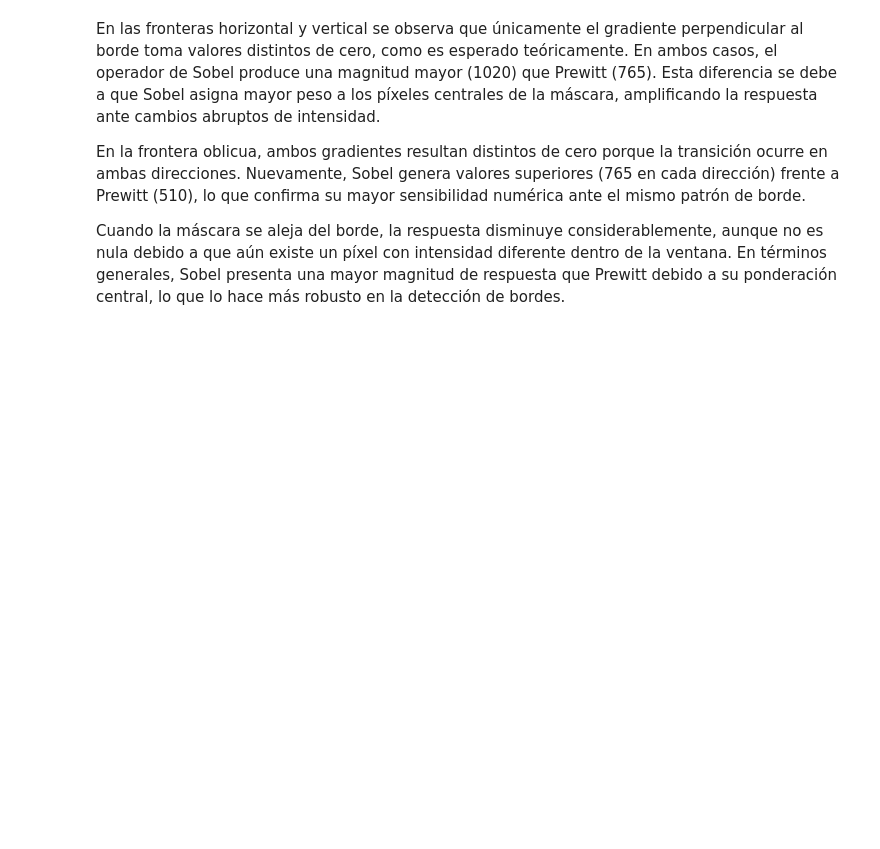
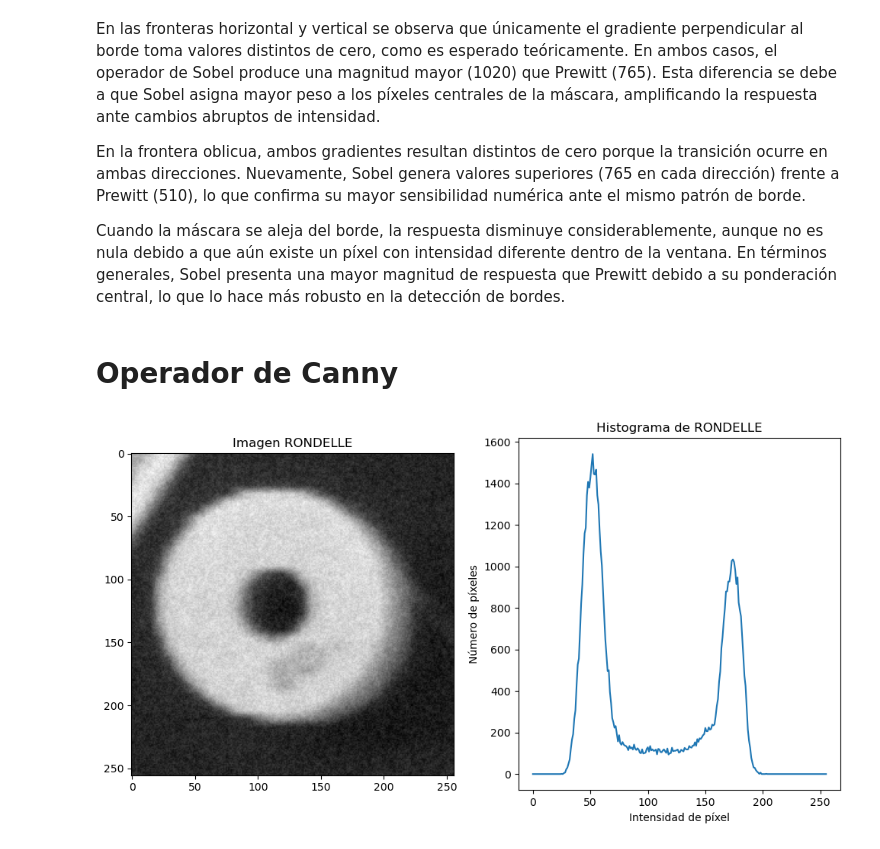
Before and after one commit to ImagenesYVision/Taller4, a Jupyter notebook: Taller4.ipynb, the cells around one changed output. Saved outputs shown, nothing was run; the diff lists cells and outputs as text; code cells hidden in the pictures; blank space fills up the shorter version.

```diff
--- a/Taller4.ipynb
+++ b/Taller4.ipynb
@@ -238,3 +241,18 @@ En las fronteras horizontal y vertical se observa que únicamente el gradiente p
 En la frontera oblicua, ambos gradientes resultan distintos de cero porque la transición ocurre en ambas direcciones. Nuevamente, Sobel genera valores superiores (765 en cada dirección) frente a Prewitt (510), lo que confirma su mayor sensibilidad numérica ante el mismo patrón de borde.
 
 Cuando la máscara se aleja del borde, la respuesta disminuye considerablemente, aunque no es nula debido a que aún existe un píxel con intensidad diferente dentro de la ventana. En términos generales, Sobel presenta una mayor magnitud de respuesta que Prewitt debido a su ponderación central, lo que lo hace más robusto en la detección de bordes.
+# %% [markdown]
+# **Operador de Canny**
+# %%
+rondelle = cv2.imread('images/RONDELLE.png', cv2.IMREAD_GRAYSCALE)
+hist = cv2.calcHist([rondelle], [0], None, [256], [0, 256])
+fig, ax = plt.subplots(1, 2, figsize=(12, 6))
+ax[0].imshow(rondelle, cmap='gray')
+ax[0].set_title('Imagen RONDELLE')
+ax[1].plot(hist)
+ax[1].set_title('Histograma de RONDELLE')
+ax[1].set_xlabel('Intensidad de píxel')
+ax[1].set_ylabel('Número de píxeles')
+plt.show()
+# %% [output]
+[figure, added]
```
Also changed, not shown: parts of 14 cells of this notebook.
